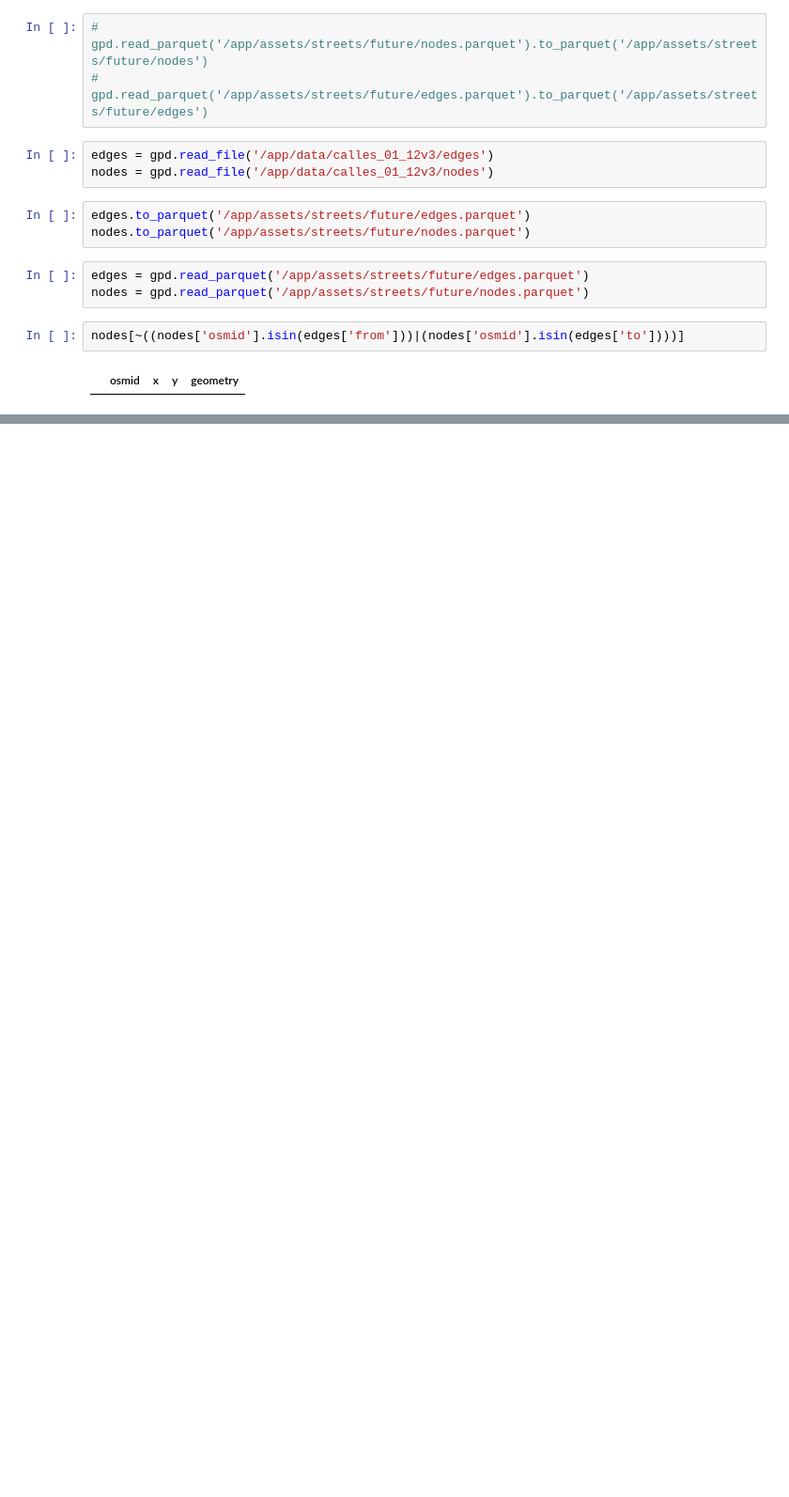
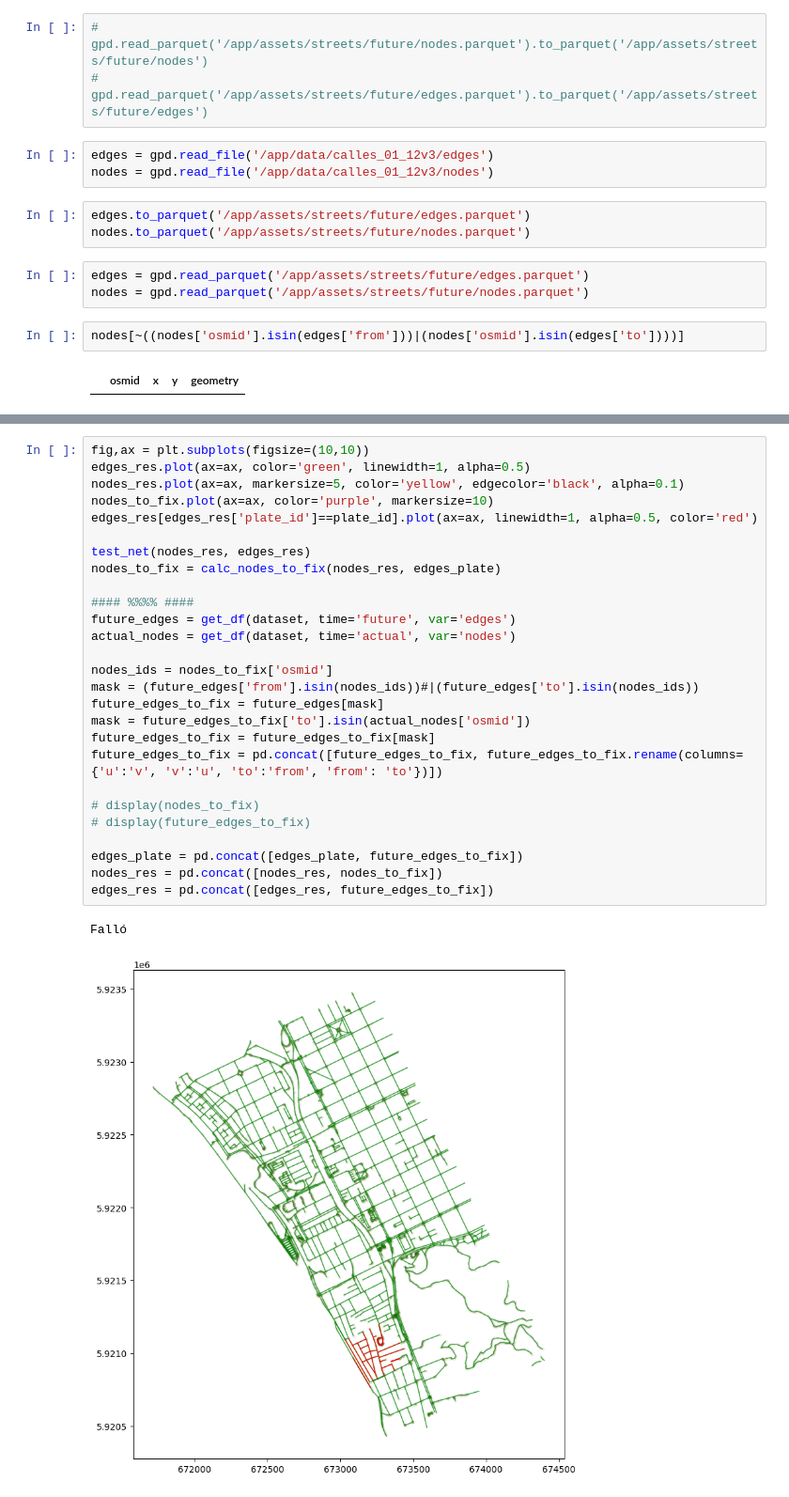
Before and after one commit to diegoalrv/clbb-io, a Jupyter notebook: notebooks/streets.ipynb, the cells around one changed output, grey strips where cells are left out. Shown at 94% size. Drawn from its saved outputs; the diff is of its cells as text; blank space fills up the shorter version.

```diff
--- a/notebooks/streets.ipynb
+++ b/notebooks/streets.ipynb
@@ -183,0 +390,30 @@ nodes[~((nodes['osmid'].isin(edges['from']))|(nodes['osmid'].isin(edges['to'])))
+# %%
+fig,ax = plt.subplots(figsize=(10,10))
+edges_res.plot(ax=ax, color='green', linewidth=1, alpha=0.5)
+nodes_res.plot(ax=ax, markersize=5, color='yellow', edgecolor='black', alpha=0.1)
+nodes_to_fix.plot(ax=ax, color='purple', markersize=10)
+edges_res[edges_res['plate_id']==plate_id].plot(ax=ax, linewidth=1, alpha=0.5, color='red')
+
+test_net(nodes_res, edges_res)
+nodes_to_fix = calc_nodes_to_fix(nodes_res, edges_plate)
+
+#### %%%% ####
+future_edges = get_df(dataset, time='future', var='edges')
+actual_nodes = get_df(dataset, time='actual', var='nodes')
+
+nodes_ids = nodes_to_fix['osmid']
+mask = (future_edges['from'].isin(nodes_ids))#|(future_edges['to'].isin(nodes_ids))
+future_edges_to_fix = future_edges[mask]
+mask = future_edges_to_fix['to'].isin(actual_nodes['osmid'])
+future_edges_to_fix = future_edges_to_fix[mask]
+future_edges_to_fix = pd.concat([future_edges_to_fix, future_edges_to_fix.rename(columns={'u':'v', 'v':'u', 'to':'from', 'from': 'to'})])
+
+# display(nodes_to_fix)
+# display(future_edges_to_fix)
+
+edges_plate = pd.concat([edges_plate, future_edges_to_fix])
+nodes_res = pd.concat([nodes_res, nodes_to_fix])
+edges_res = pd.concat([edges_res, future_edges_to_fix])
+# %% [output]
+Falló
+[figure, added]
```
Also changed, not shown: parts of 21 cells of this notebook, 23 other files.
